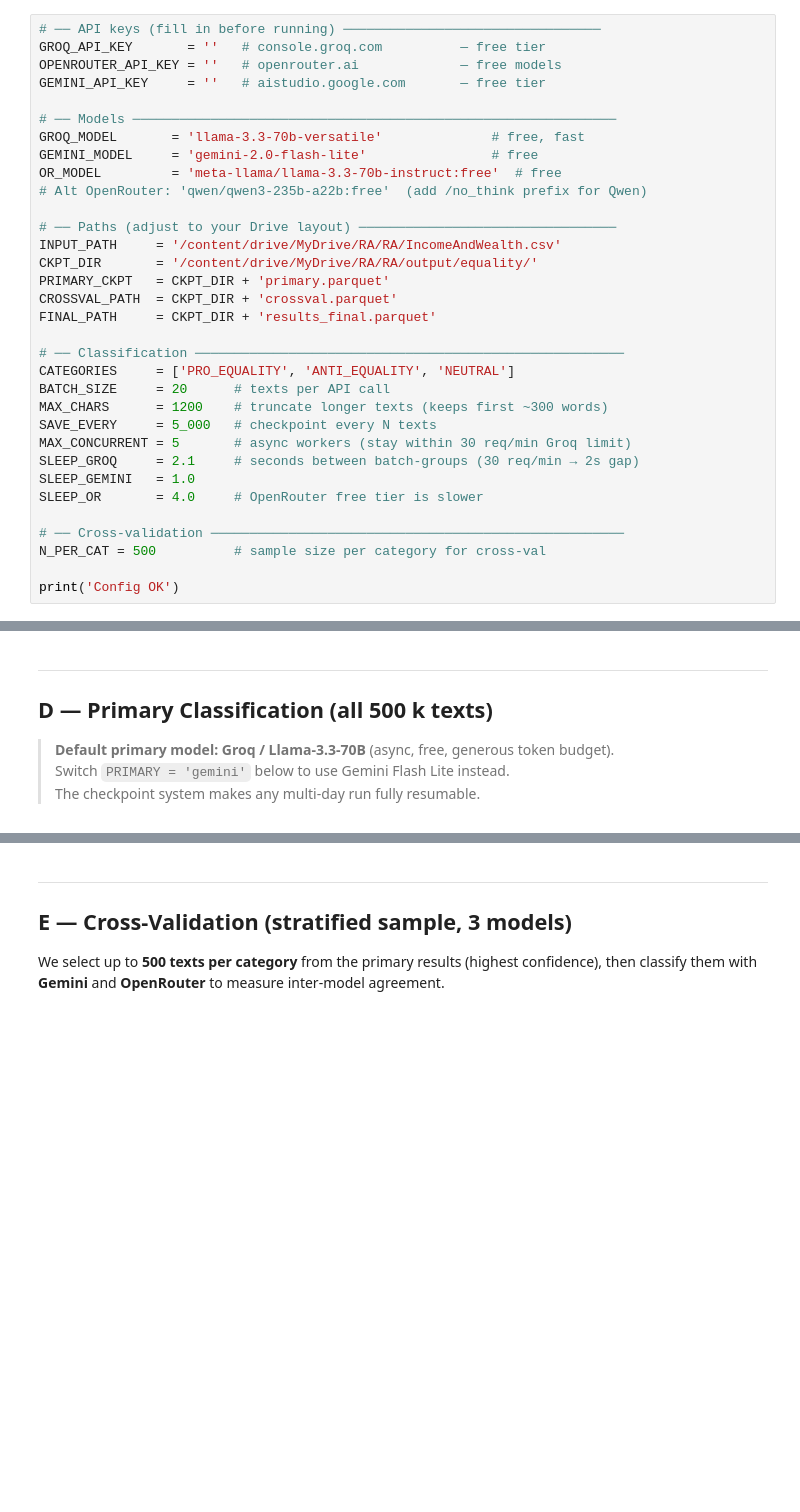
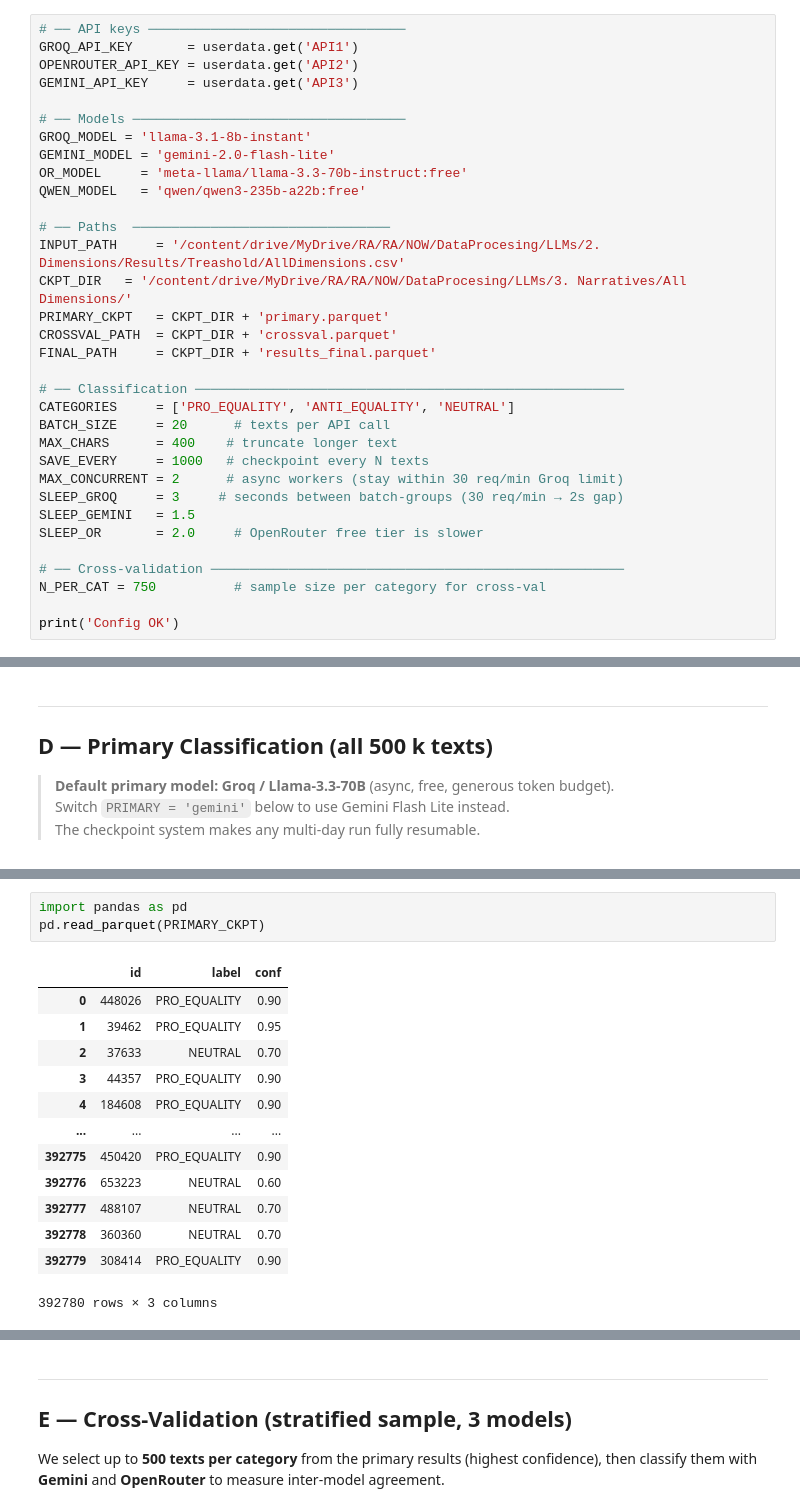
Before and after one commit to aabermejoq/LSE-Narratives-on-Inequality, a Jupyter notebook: EqualityClassifier.ipynb, the cells around one changed output, grey strips where cells are left out. Drawn from its saved outputs; the diff is of its cells as text; blank space fills up the shorter version.

```diff
--- a/EqualityClassifier.ipynb
+++ b/EqualityClassifier.ipynb
@@ -35,18 +39,18 @@ print(f'Pandas {pd.__version__} | Colab={IN_COLAB} | Async ready')
 # %%
-# ── API keys (fill in before running) ─────────────────────────────────
-GROQ_API_KEY       = ''   # console.groq.com          — free tier
-OPENROUTER_API_KEY = ''   # openrouter.ai             — free models
-GEMINI_API_KEY     = ''   # aistudio.google.com       — free tier
+# ── API keys ─────────────────────────────────
+GROQ_API_KEY       = userdata.get('API1')
+OPENROUTER_API_KEY = userdata.get('API2')
+GEMINI_API_KEY     = userdata.get('API3')
 
-# ── Models ──────────────────────────────────────────────────────────────
-GROQ_MODEL       = 'llama-3.3-70b-versatile'              # free, fast
-GEMINI_MODEL     = 'gemini-2.0-flash-lite'                # free
-OR_MODEL         = 'meta-llama/llama-3.3-70b-instruct:free'  # free
-# Alt OpenRouter: 'qwen/qwen3-235b-a22b:free'  (add /no_think prefix for Qwen)
+# ── Models ───────────────────────────────────
+GROQ_MODEL = 'llama-3.1-8b-instant'
+GEMINI_MODEL = 'gemini-2.0-flash-lite'
+OR_MODEL     = 'meta-llama/llama-3.3-70b-instruct:free'
+QWEN_MODEL   = 'qwen/qwen3-235b-a22b:free'
 
-# ── Paths (adjust to your Drive layout) ─────────────────────────────────
-INPUT_PATH     = '/content/drive/MyDrive/RA/RA/IncomeAndWealth.csv'
-CKPT_DIR       = '/content/drive/MyDrive/RA/RA/output/equality/'
+# ── Paths  ─────────────────────────────────
+INPUT_PATH     = '/content/drive/MyDrive/RA/RA/NOW/DataProcesing/LLMs/2. Dimensions/Results/Treashold/AllDimensions.csv'
+CKPT_DIR   = '/content/drive/MyDrive/RA/RA/NOW/DataProcesing/LLMs/3. Narratives/All Dimensions/'
 PRIMARY_CKPT   = CKPT_DIR + 'primary.parquet'
 CROSSVAL_PATH  = CKPT_DIR + 'crossval.parquet'
 FINAL_PATH     = CKPT_DIR + 'results_final.parquet'
@@ -54,14 +58,14 @@ FINAL_PATH     = CKPT_DIR + 'results_final.parquet'
 # ── Classification ───────────────────────────────────────────────────────
 CATEGORIES     = ['PRO_EQUALITY', 'ANTI_EQUALITY', 'NEUTRAL']
 BATCH_SIZE     = 20      # texts per API call
-MAX_CHARS      = 1200    # truncate longer texts (keeps first ~300 words)
-SAVE_EVERY     = 5_000   # checkpoint every N texts
-MAX_CONCURRENT = 5       # async workers (stay within 30 req/min Groq limit)
-SLEEP_GROQ     = 2.1     # seconds between batch-groups (30 req/min → 2s gap)
-SLEEP_GEMINI   = 1.0
-SLEEP_OR       = 4.0     # OpenRouter free tier is slower
+MAX_CHARS      = 400    # truncate longer text
+SAVE_EVERY     = 1000   # checkpoint every N texts
+MAX_CONCURRENT = 2      # async workers (stay within 30 req/min Groq limit)
+SLEEP_GROQ     = 3     # seconds between batch-groups (30 req/min → 2s gap)
+SLEEP_GEMINI   = 1.5
+SLEEP_OR       = 2.0     # OpenRouter free tier is slower
 
 # ── Cross-validation ─────────────────────────────────────────────────────
-N_PER_CAT = 500          # sample size per category for cross-val
+N_PER_CAT = 750          # sample size per category for cross-val
 
 print('Config OK')
@@ -354,3 +458,20 @@ print('\nPrimary classification complete.')
+# %%
+import pandas as pd
+pd.read_parquet(PRIMARY_CKPT)
+# %% [output]
+|  | id | label | conf |
+| 0 | 448026 | PRO_EQUALITY | 0.90 |
+| 1 | 39462 | PRO_EQUALITY | 0.95 |
+| 2 | 37633 | NEUTRAL | 0.70 |
+| 3 | 44357 | PRO_EQUALITY | 0.90 |
+| 4 | 184608 | PRO_EQUALITY | 0.90 |
+| ... | ... | ... | ... |
+| 392775 | 450420 | PRO_EQUALITY | 0.90 |
+| 392776 | 653223 | NEUTRAL | 0.60 |
+| 392777 | 488107 | NEUTRAL | 0.70 |
+| 392778 | 360360 | NEUTRAL | 0.70 |
+| 392779 | 308414 | PRO_EQUALITY | 0.90 |
+392780 rows × 3 columns
 # %%
 # ── Load & summarise primary results ─────────────────────────────────────
 results = pd.read_parquet(PRIMARY_CKPT)
```
Also changed, not shown: parts of 30 cells of this notebook.
